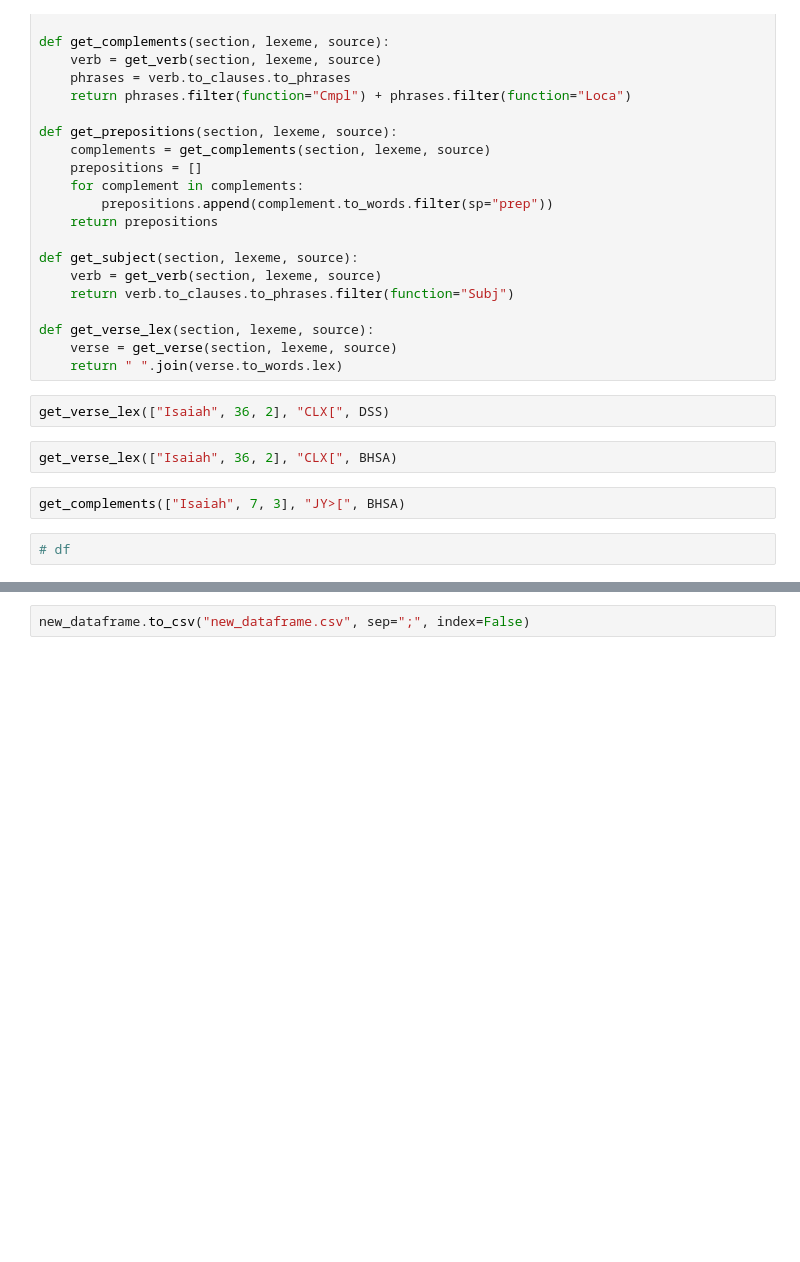
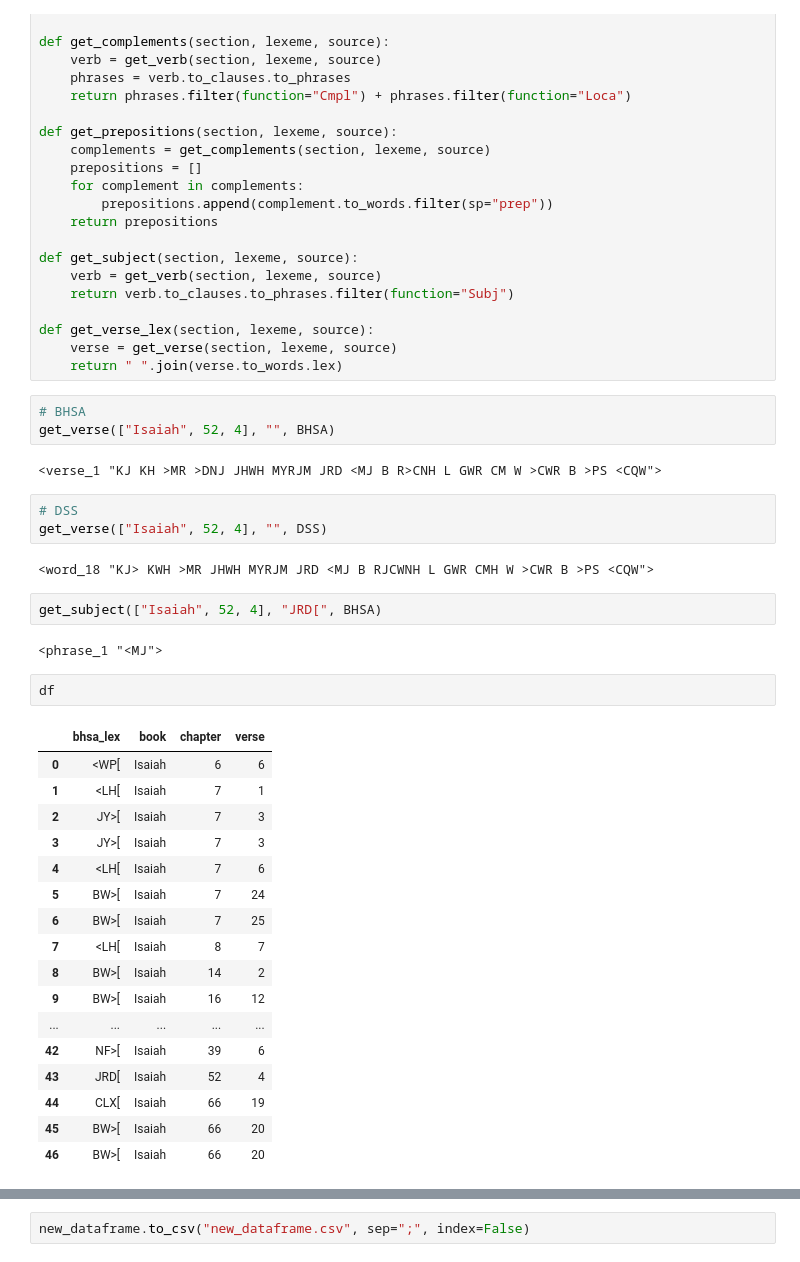
Before and after one commit to lucieperez/hebrew-notebooks-exercises, a Jupyter notebook: notebooks/tryout/isaiah_dataset_TFob.ipynb, the cells around one changed output, grey strips where cells are left out. Saved outputs shown, nothing was run; the diff lists cells and outputs as text; blank space fills up the shorter version.

```diff
--- a/notebooks/tryout/isaiah_dataset_TFob.ipynb
+++ b/notebooks/tryout/isaiah_dataset_TFob.ipynb
@@ -198,13 +256,39 @@ def get_verse_lex(section, lexeme, source):
     verse = get_verse(section, lexeme, source)
     return " ".join(verse.to_words.lex)
 # %%
-get_verse_lex(["Isaiah", 36, 2], "CLX[", DSS)
+# BHSA
+get_verse(["Isaiah", 52, 4], "", BHSA)
+# %% [output]
+<verse_1 "KJ KH >MR >DNJ JHWH MYRJM JRD <MJ B R>CNH L GWR CM W >CWR B >PS <CQW">
 # %%
-get_verse_lex(["Isaiah", 36, 2], "CLX[", BHSA)
+# DSS
+get_verse(["Isaiah", 52, 4], "", DSS)
+# %% [output]
+<word_18 "KJ> KWH >MR JHWH MYRJM JRD <MJ B RJCWNH L GWR CMH W >CWR B >PS <CQW">
 # %%
-get_complements(["Isaiah", 7, 3], "JY>[", BHSA)
+get_subject(["Isaiah", 52, 4], "JRD[", BHSA)
+# %% [output]
+<phrase_1 "<MJ">
 # %%
-# df
+df
+# %% [output]
+|  | bhsa_lex | book | chapter | verse |
+| 0 | <WP[ | Isaiah | 6 | 6 |
+| 1 | <LH[ | Isaiah | 7 | 1 |
+| 2 | JY>[ | Isaiah | 7 | 3 |
+| 3 | JY>[ | Isaiah | 7 | 3 |
+| 4 | <LH[ | Isaiah | 7 | 6 |
+| 5 | BW>[ | Isaiah | 7 | 24 |
+| 6 | BW>[ | Isaiah | 7 | 25 |
+| 7 | <LH[ | Isaiah | 8 | 7 |
+| 8 | BW>[ | Isaiah | 14 | 2 |
+| 9 | BW>[ | Isaiah | 16 | 12 |
+| ... | ... | ... | ... | ... |
+| 42 | NF>[ | Isaiah | 39 | 6 |
+| 43 | JRD[ | Isaiah | 52 | 4 |
+| 44 | CLX[ | Isaiah | 66 | 19 |
+| 45 | BW>[ | Isaiah | 66 | 20 |
+| 46 | BW>[ | Isaiah | 66 | 20 |
 # %%
 # df
 columns_functions = {
```
Also changed, not shown: parts of 5 cells of this notebook, 3 other files.
